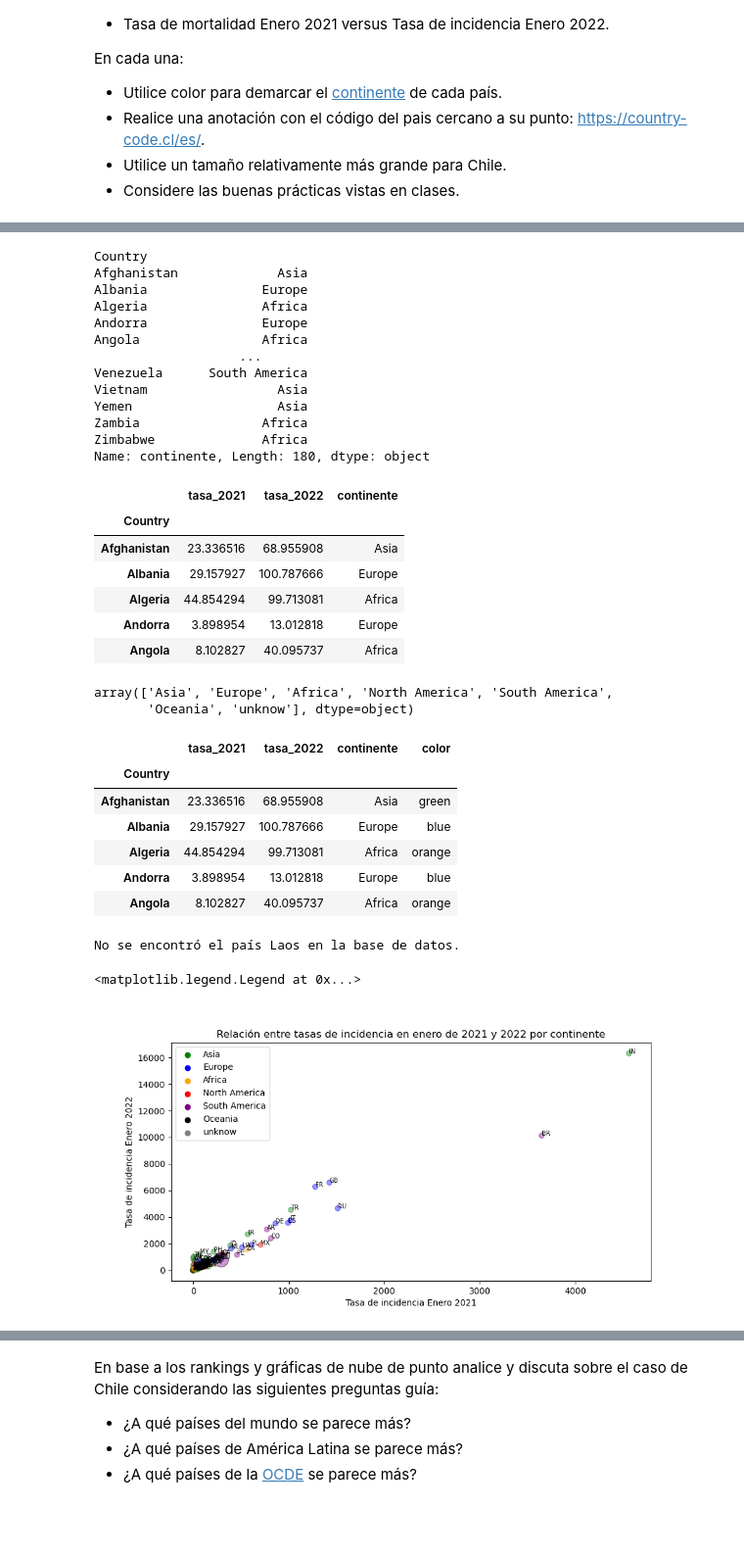
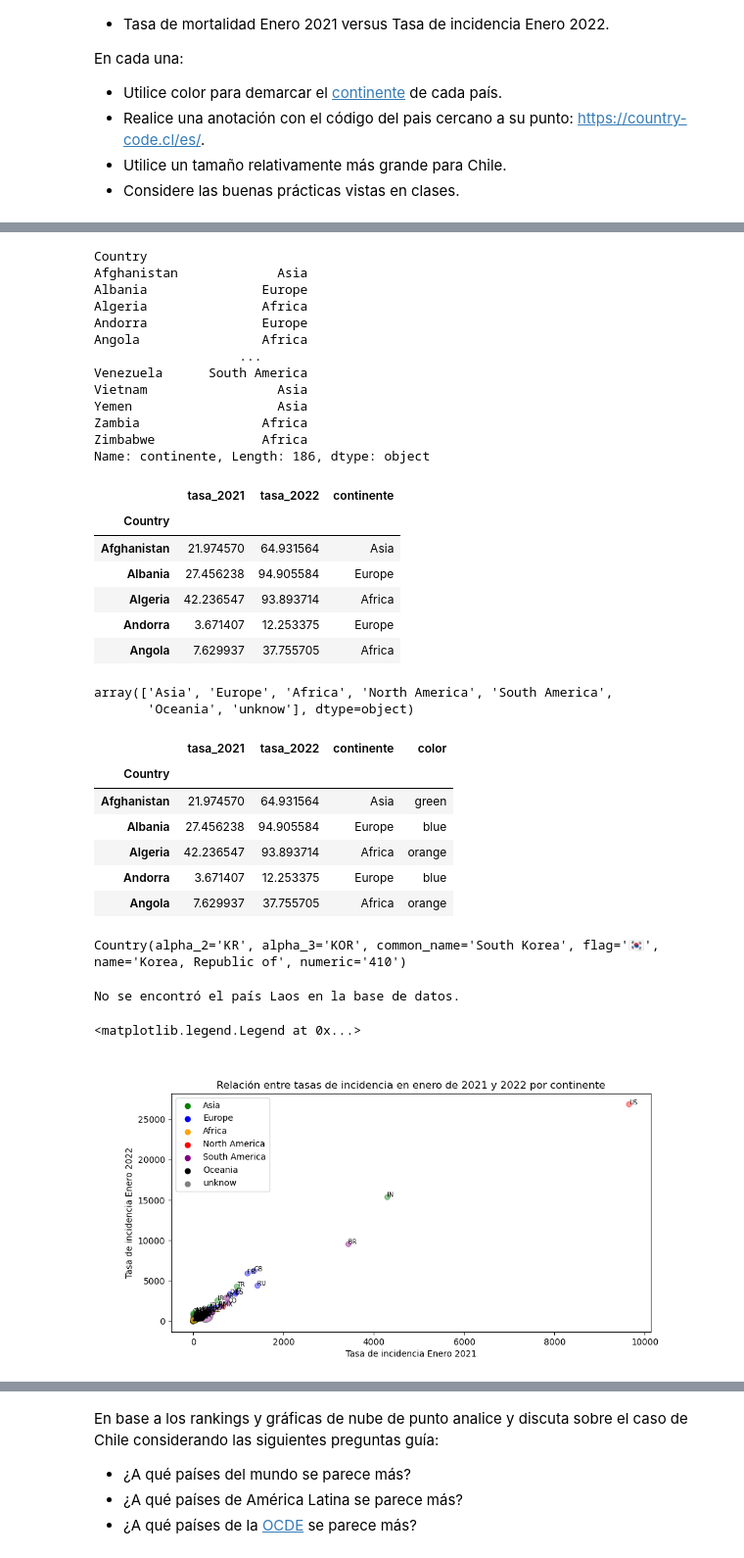
Before and after one commit to phuijse-classroom/info147-tarea-unidad1-lentejascontomate, a Jupyter notebook: enunciado.ipynb, the cells around one changed output, grey strips where cells are left out. Shown at 98% size. Cells and saved outputs as stored; diff of their text form; code cells hidden in the pictures; blank space fills up the shorter version.

```diff
--- a/enunciado.ipynb
+++ b/enunciado.ipynb
@@ -166,0 +165,20 @@ paises = []
+# %%
+cambiar_por = ["Cote d'Ivoire", "Czechia", "Korea, South",  "Saint Vincent", "Sao Tome and Principe",
+                    "Taiwan*", "US"]
+
+paises_a_cambiar  = ["Côte d'Ivoire", "Czech Republic (Czechia)", "South Korea", "St. Vincent & Grenadines",
+               "Sao Tome & Principe", "Taiwan", "United States"]
+
+lista_index_df1 = list(df.index)
+lista_index_df2 = list(df_pop.index)
+
+i = 0
+
+while(i != len(cambiar_por)):
+    index = lista_index_df2.index(paises_a_cambiar[i])
+    print(f"cambio {lista_index_df2[index]} por {cambiar_por[i]}")
+    lista_index_df2[index] = cambiar_por[i]
+    i+=1
+
+df.index = lista_index_df1
+df_pop.index = lista_index_df2
@@ -244,6 +269,8 @@ df_rec.head()
 | Andorra | 0 | 0 | 0 | 0 | 0 | 0 | 0 | 0 | ... |
 | Angola | 0 | 0 | 0 | 0 | 0 | 0 | 0 | 0 | ... |
 5 rows × 810 columns
+# %%
+df_rec.index.name = "Country"
 # %%
 df_rec_merged = pd.merge(df_rec, df_pop[["Population (2020)"]], left_index=True, right_index=True, how="inner")
 df_rec_merged.head()
@@ -572,10 +561,16 @@ def obtener_continente(country_name):
         country_continent_code = pc.country_alpha2_to_continent_code(country_alpha2)
         country_continent_name = pc.convert_continent_code_to_continent_name(country_continent_code)
         return country_continent_name
-    except KeyError:
+    except (KeyError, TypeError):
+        if (country_name == "US"):
+            return "North America"
+        if(country_name == "Korea, South"):
+            return "Asia"
+        if(country_name == "Taiwan*"):
+            return "Asia"
         return "unknow"
 # %%
-continentes = [obtener_continente(pais) for pais in df_merged.index]
+continentes = [obtener_continente(pais) for pais in list(df_merged.index)]
 # %%
 df_enero["continente"] = continentes
 df_enero["continente"]
@@ -592,17 +587,17 @@ Vietnam                 Asia
 Yemen                   Asia
 Zambia                Africa
 Zimbabwe              Africa
-Name: continente, Length: 180, dtype: object
+Name: continente, Length: 186, dtype: object
 # %%
 df_enero.head()
 # %% [output]
 |  | tasa_2021 | tasa_2022 | continente |
 | Country |  |  |  |
-| Afghanistan | 23.336516 | 68.955908 | Asia |
-| Albania | 29.157927 | 100.787666 | Europe |
-| Algeria | 44.854294 | 99.713081 | Africa |
-| Andorra | 3.898954 | 13.012818 | Europe |
-| Angola | 8.102827 | 40.095737 | Africa |
+| Afghanistan | 21.974570 | 64.931564 | Asia |
+| Albania | 27.456238 | 94.905584 | Europe |
+| Algeria | 42.236547 | 93.893714 | Africa |
+| Andorra | 3.671407 | 12.253375 | Europe |
+| Angola | 7.629937 | 37.755705 | Africa |
 # %%
 df_enero["continente"].unique()
 # %% [output]
@@ -617,20 +612,30 @@ df_enero.head()
 # %% [output]
 |  | tasa_2021 | tasa_2022 | continente | color |
 | Country |  |  |  |  |
-| Afghanistan | 23.336516 | 68.955908 | Asia | green |
-| Albania | 29.157927 | 100.787666 | Europe | blue |
-| Algeria | 44.854294 | 99.713081 | Africa | orange |
-| Andorra | 3.898954 | 13.012818 | Europe | blue |
-| Angola | 8.102827 | 40.095737 | Africa | orange |
+| Afghanistan | 21.974570 | 64.931564 | Asia | green |
+| Albania | 27.456238 | 94.905584 | Europe | blue |
+| Algeria | 42.236547 | 93.893714 | Africa | orange |
+| Andorra | 3.671407 | 12.253375 | Europe | blue |
+| Angola | 7.629937 | 37.755705 | Africa | orange |
+# %%
+pycountry.countries.search_fuzzy("South Korea")[0]
+# %% [output]
+Country(alpha_2='KR', alpha_3='KOR', common_name='South Korea', flag='🇰🇷', name='Korea, Republic of', numeric='410')
 # %%
 # Obtener los códigos alpha-2 de los países
 %matplotlib ipympl
 country_codes = {}
 for country in df_enero.index:
+
+    if(country == "Korea, South"):
+        country = "South Korea"
+    if(country == "Taiwan*"):
+        country = "Taiwan"
+
     try:
         country_obj = pycountry.countries.search_fuzzy(country)[0]
         country_codes[country] = country_obj.alpha_2
-    except LookupError:
+    except (LookupError, KeyError):
         print(f"No se encontró el país {country} en la base de datos.")
 
 # Crear el gráfico
@@ -640,34 +645,38 @@ pais_size=300
 # Resto de los países
 mask_resto = df_enero.index != pais
 df_resto = df_enero[mask_resto]
 ax.scatter(df_resto["tasa_2021"], df_resto["tasa_2022"],
            c=df_resto["color"], alpha=0.4)
 
 # País de interés
 mask_pais = df_enero.index == pais
 df_pais = df_enero[mask_pais]
 ax.scatter(df_pais["tasa_2021"], df_pais["tasa_2022"],
            c=df_pais["color"], alpha=0.4, s=pais_size, edgecolors='black')
 
 # Anotar los códigos de los países
 for country, code in country_codes.items():
+    if(country == "South Korea"):
+        country = "Korea, South"
+    if(country == "Taiwan"):
+        country = "Taiwan*"
     x = df_enero.loc[country, "tasa_2021"]
     y = df_enero.loc[country, "tasa_2022"]
     ax.annotate(code, (x, y), fontsize=7)
 
 # Ajustar los ejes y el título
 ax.set_xlabel("Tasa de incidencia Enero 2021")
 ax.set_ylabel("Tasa de incidencia Enero 2022")
 ax.set_title("Relación entre tasas de incidencia en enero de 2021 y 2022 por continente")
 
 # Añadir leyenda
 for continent, color in continent_colors.items():
     ax.scatter([], [], c=color, label=continent)
 ax.legend()
 # %% [output]
 No se encontró el país Laos en la base de datos.
 <matplotlib.legend.Legend at 0x...>
-[figure, old version]
+[figure, new version]
 # %%
 tasa_m_2021 = tasas(pd.date_range(start="1th of January of 2021", end="31th of January of 2021", freq='D'))[1]
 tasa_m_2021.name = "tasa_2021"
```
Also changed, not shown: parts of 22 cells of this notebook.
